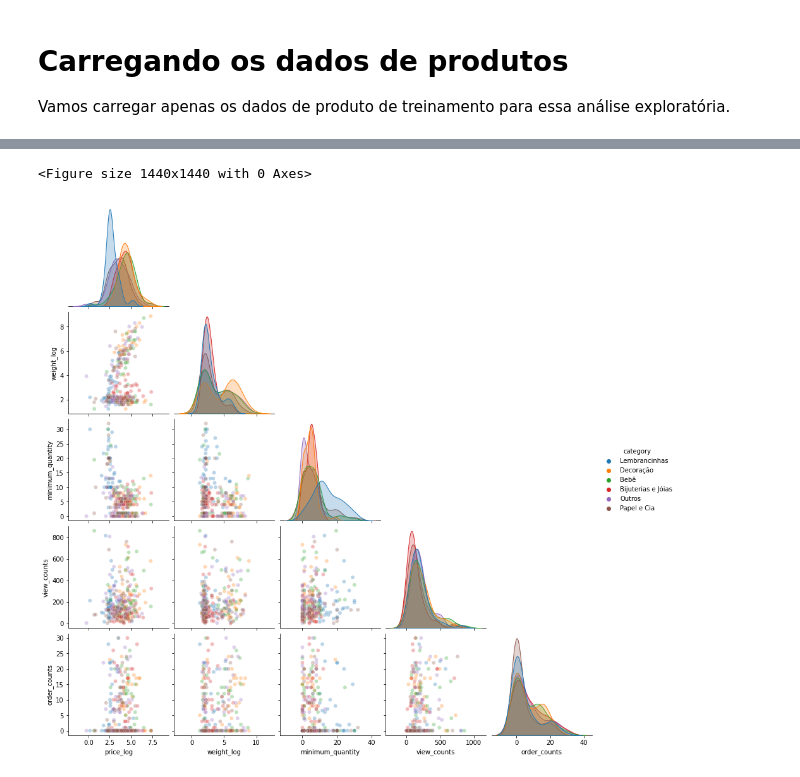
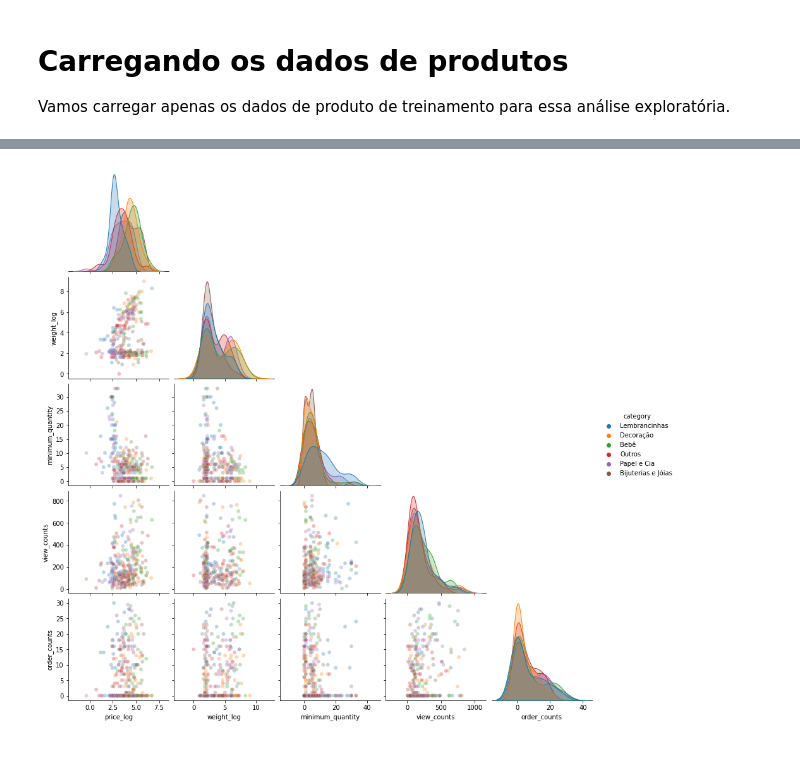
Before and after one commit to leofmr/product_recommender, a Jupyter notebook: notebooks/1 - product_analysis.ipynb, the cells around one changed output, grey strips where cells are left out. Drawn from its saved outputs; the diff is of its cells as text; code cells hidden in the pictures.

```diff
--- a/notebooks/1 - product_analysis.ipynb
+++ b/notebooks/1 - product_analysis.ipynb
@@ -35,6 +60,6 @@ True
 Vamos carregar apenas os dados de produto de treinamento para essa análise
 exploratória.
 # %%
-df = pd.read_pickle("../data/train_prod.pickle").dropna().reset_index(drop=True)
+df = pd.read_pickle("../data/train_prod.pickle")
 df.head()
 # %% [output]
@@ -126,7 +271,9 @@ col_list = ["price_log", "weight_log", "minimum_quantity",
 df["price_log"] = np.log(df["price"])
 df["weight_log"] = np.log(df["weight"])
 # %%
-plot(df, col_list=col_list, stratify="category", size=50)
+custom_pairplot_by_category(data=df,
+                            col_list=col_list,
+                            category="category",
+                            sample_size=50)
 # %% [output]
-<Figure size 1440x1440 with 0 Axes>
-[figure, old version]
+[figure, new version]
```
Also changed, not shown: parts of 40 cells of this notebook.
